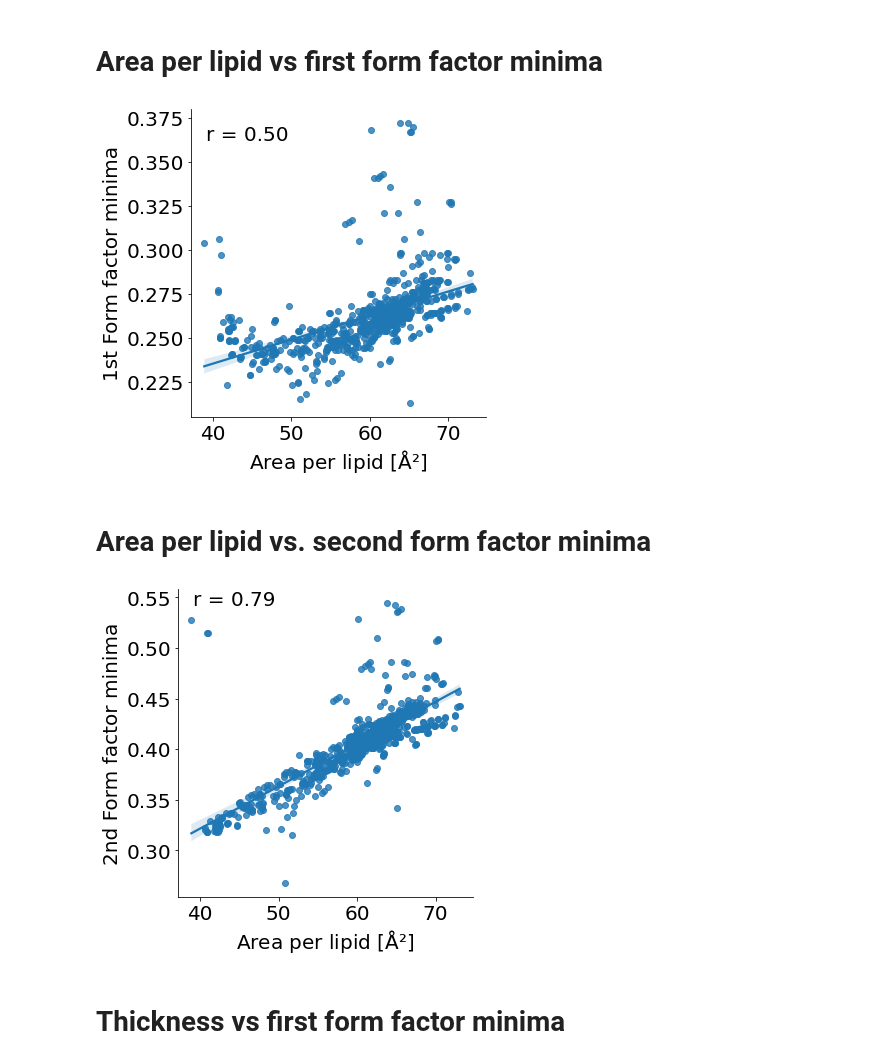
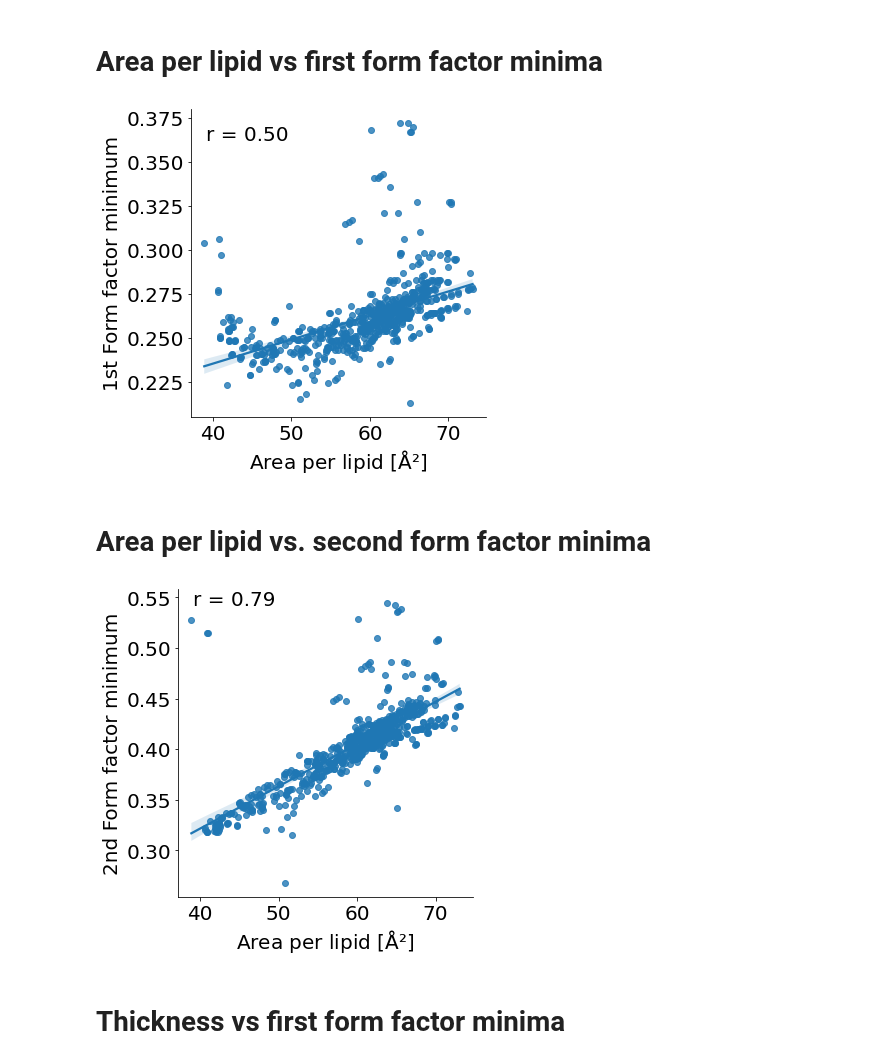
Before and after one commit to NMRLipids/DataBankManuscript, a Jupyter notebook: scripts/AreaPerLipidAndThicknessCorrelations.ipynb, the cells around one changed output. Drawn from its saved outputs; the diff is of its cells as text; code cells hidden in the pictures.

```diff
--- a/scripts/AreaPerLipidAndThicknessCorrelations.ipynb
+++ b/scripts/AreaPerLipidAndThicknessCorrelations.ipynb
@@ -424,37 +424,37 @@ ax = plt.gca()
 ax.annotate('r = {:.2f} '.format(r) + p_stars,
               xy=(0.05, 0.9), xycoords=ax.transAxes, fontsize = 20)
 ax.set_xlabel('Area per lipid [Å$²$]',  fontsize = 20)
-ax.set_ylabel('1st Form factor minima',  fontsize = 20)
+ax.set_ylabel('1st Form factor minimum',  fontsize = 20)
 ax.tick_params(axis='x', labelsize = 20)
 ax.tick_params(axis='y', labelsize = 20)
 plt.savefig('../figures/FFmin0vsAPL.pdf')
 # %% [output]
-[figure, old version]
+[figure, new version]
 # %% [markdown]
 # Area per lipid vs. second form factor minima
 # %%
 sn.lmplot(x="APL", y="FFmin1", data=df);
 x = data['APL']
 y = data['FFmin1']
 r, p = scipy.stats.pearsonr(x, y)
 p_stars = ''
 #if p <= 0.05:
 #    p_stars = '*'
 #if p <= 0.01:
 #    p_stars = '**'
 #if p <= 0.001:
 #    p_stars = '***'
 
 ax = plt.gca()
 ax.annotate('r = {:.2f} '.format(r) + p_stars,
               xy=(0.05, 0.95), xycoords=ax.transAxes, fontsize = 20)
 ax.set_xlabel('Area per lipid [Å$²$]',  fontsize = 20)
-ax.set_ylabel('2nd Form factor minima',  fontsize = 20)
+ax.set_ylabel('2nd Form factor minimum',  fontsize = 20)
 ax.tick_params(axis='x', labelsize = 20)
 ax.tick_params(axis='y', labelsize = 20)
 plt.savefig('../figures/FFmin1vsAPL.pdf')
 # %% [output]
-[figure, old version]
+[figure, new version]
 # %% [markdown]
 # Thickness vs first form factor minima
 # %%
```
Also changed, not shown: parts of 4 cells of this notebook, 2 other files.
